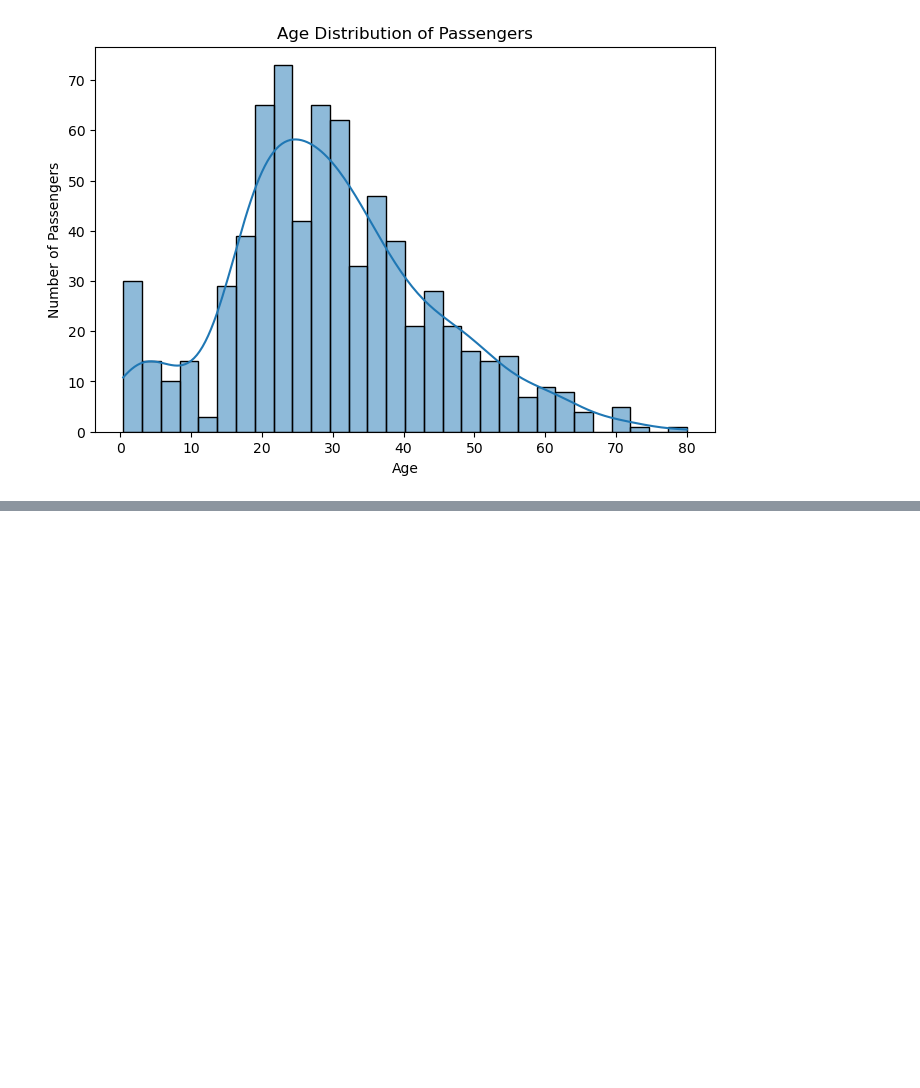
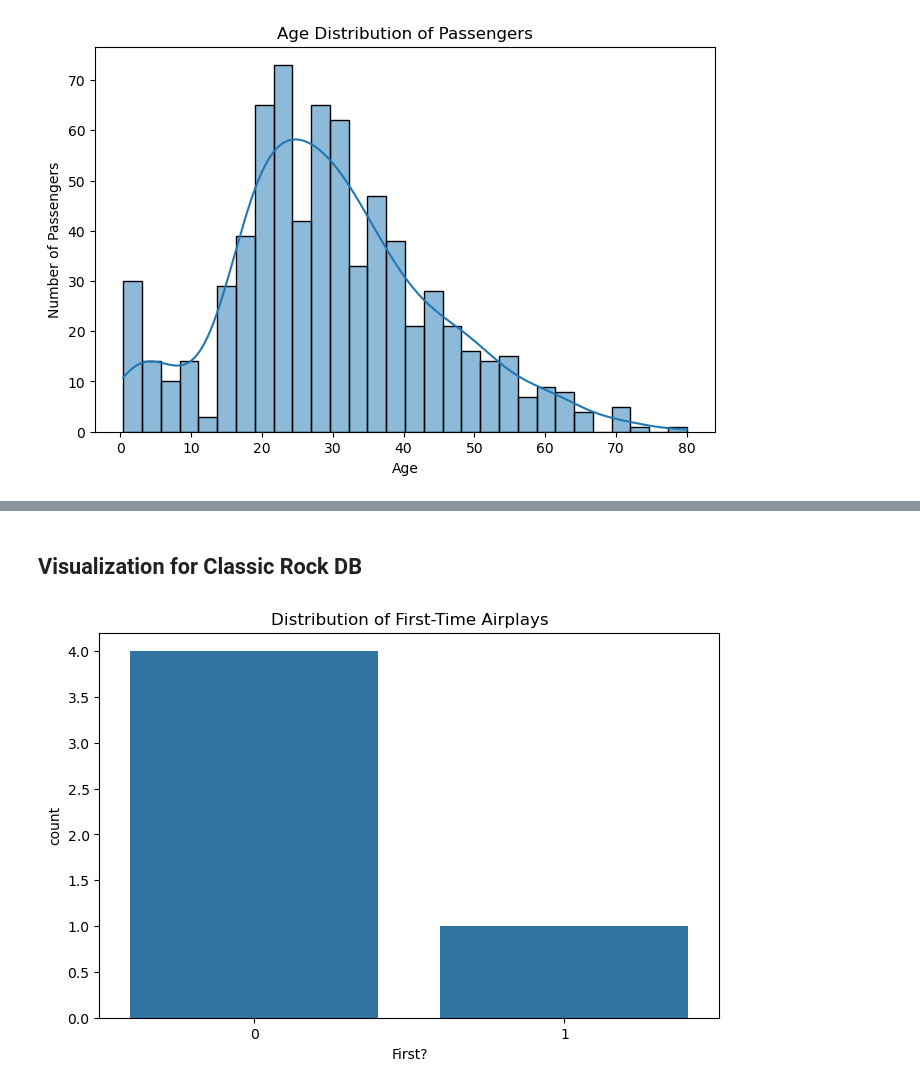
Before and after one commit to brianorina/class202505, a Jupyter notebook: exercise_2/ex2_hemanth.ipynb, the cells around one changed output, grey strips where cells are left out. Cells and saved outputs as stored; diff of their text form; code cells hidden in the pictures; blank space fills up the shorter version.

```diff
--- a/exercise_2/ex2_hemanth.ipynb
+++ b/exercise_2/ex2_hemanth.ipynb
@@ -419,0 +449,14 @@ plt.show()
+# %% [markdown]
+## Visualization for Classic Rock DB
+# %%
+
+# Assuming your DataFrame is named classic_rock_df and the relevant column is 'First?'
+
+plt.figure(figsize=(8, 5))
+sns.countplot(x='First?', data=rock_plays_df)
+plt.title('Distribution of First-Time Airplays')
+plt.xlabel('First?')
+plt.ylabel('count')
+plt.show()
+# %% [output]
+[figure, added]
```
Also changed, not shown: parts of 14 cells of this notebook.
